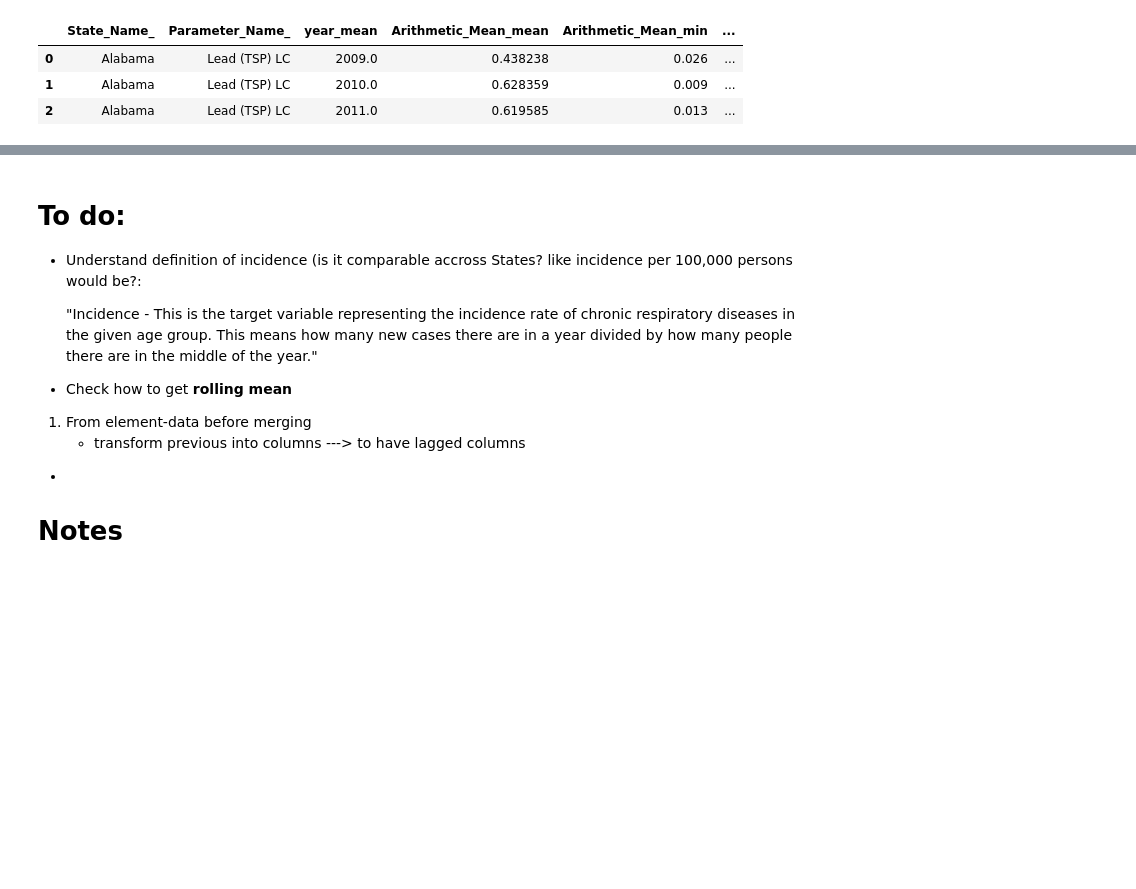
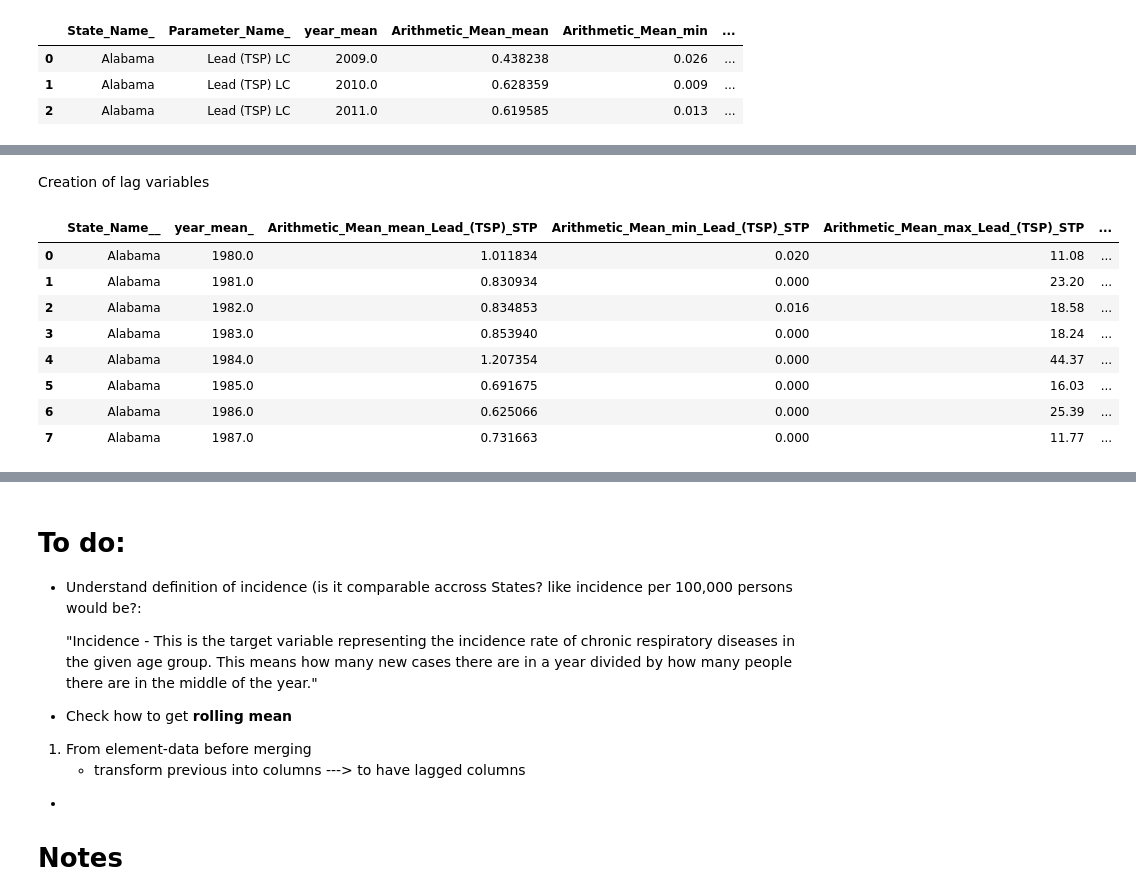
Before and after one commit to AlanAndrews/Air_toxicity, a Jupyter notebook: EDA/EDA.ipynb, the cells around one changed output, grey strips where cells are left out. Drawn from its saved outputs; the diff is of its cells as text; code cells hidden in the pictures; blank space fills up the shorter version.

```diff
--- a/EDA/EDA.ipynb
+++ b/EDA/EDA.ipynb
@@ -381,0 +461,26 @@ lead_trans.head(3)
+# %% [markdown]
+Creation of lag variables
+# %%
+# Creating lag variables for 2, 5 and 8 years
+lead_trans['Arithmetic_Mean_mean_Lead_(TSP)_STP_l2'] = lead_trans.groupby(['State_Name__'])['Arithmetic_Mean_mean_Lead_(TSP)_STP'].shift(2)
+lead_trans['Arithmetic_Mean_min_Lead_(TSP)_STP_l2'] = lead_trans.groupby(['State_Name__'])['Arithmetic_Mean_min_Lead_(TSP)_STP'].shift(2)
+lead_trans['Arithmetic_Mean_max_Lead_(TSP)_STP_l2'] = lead_trans.groupby(['State_Name__'])['Arithmetic_Mean_max_Lead_(TSP)_STP'].shift(2)
+
+lead_trans['Arithmetic_Mean_mean_Lead_(TSP)_STP_l5'] = lead_trans.groupby(['State_Name__'])['Arithmetic_Mean_mean_Lead_(TSP)_STP'].shift(5)
+lead_trans['Arithmetic_Mean_min_Lead_(TSP)_STP_l5'] = lead_trans.groupby(['State_Name__'])['Arithmetic_Mean_min_Lead_(TSP)_STP'].shift(5)
+lead_trans['Arithmetic_Mean_max_Lead_(TSP)_STP_l5'] = lead_trans.groupby(['State_Name__'])['Arithmetic_Mean_max_Lead_(TSP)_STP'].shift(5)
+
+lead_trans['Arithmetic_Mean_mean_Lead_(TSP)_STP_l8'] = lead_trans.groupby(['State_Name__'])['Arithmetic_Mean_mean_Lead_(TSP)_STP'].shift(8)
+lead_trans['Arithmetic_Mean_min_Lead_(TSP)_STP_l8'] = lead_trans.groupby(['State_Name__'])['Arithmetic_Mean_min_Lead_(TSP)_STP'].shift(8)
+lead_trans['Arithmetic_Mean_max_Lead_(TSP)_STP_l8'] = lead_trans.groupby(['State_Name__'])['Arithmetic_Mean_max_Lead_(TSP)_STP'].shift(8)
+lead_trans[:8]
+# %% [output]
+|  | State_Name__ | year_mean_ | Arithmetic_Mean_mean_Lead_(TSP)_STP | Arithmetic_Mean_min_Lead_(TSP)_STP | Arithmetic_Mean_max_Lead_(TSP)_STP | ... |
+| 0 | Alabama | 1980.0 | 1.011834 | 0.020 | 11.08 | ... |
+| 1 | Alabama | 1981.0 | 0.830934 | 0.000 | 23.20 | ... |
+| 2 | Alabama | 1982.0 | 0.834853 | 0.016 | 18.58 | ... |
+| 3 | Alabama | 1983.0 | 0.853940 | 0.000 | 18.24 | ... |
+| 4 | Alabama | 1984.0 | 1.207354 | 0.000 | 44.37 | ... |
+| 5 | Alabama | 1985.0 | 0.691675 | 0.000 | 16.03 | ... |
+| 6 | Alabama | 1986.0 | 0.625066 | 0.000 | 25.39 | ... |
+| 7 | Alabama | 1987.0 | 0.731663 | 0.000 | 11.77 | ... |
```
Also changed, not shown: parts of 79 cells of this notebook.
